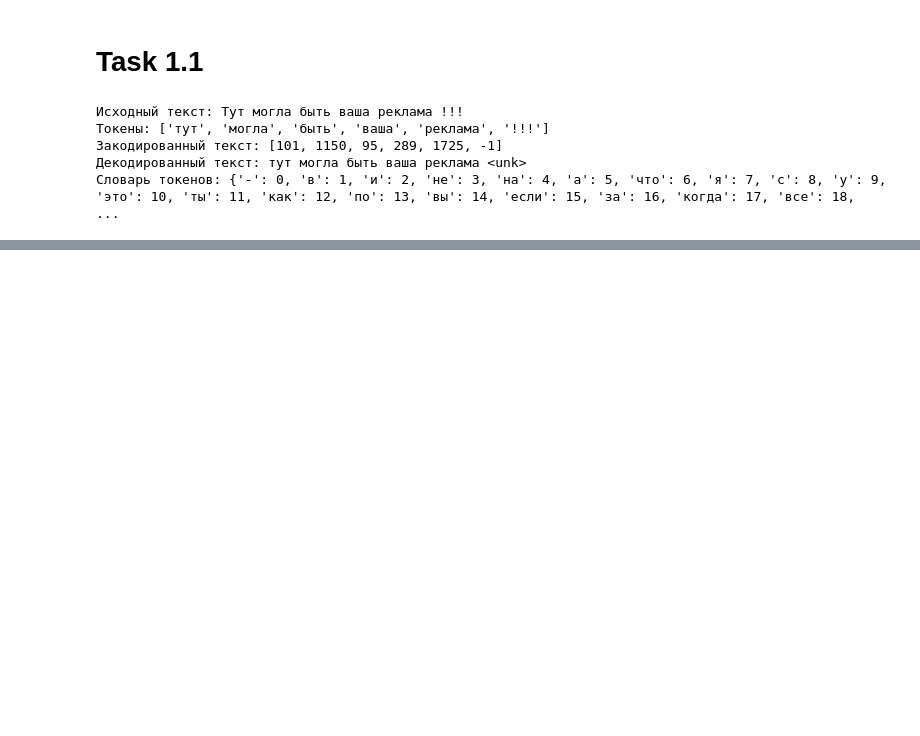
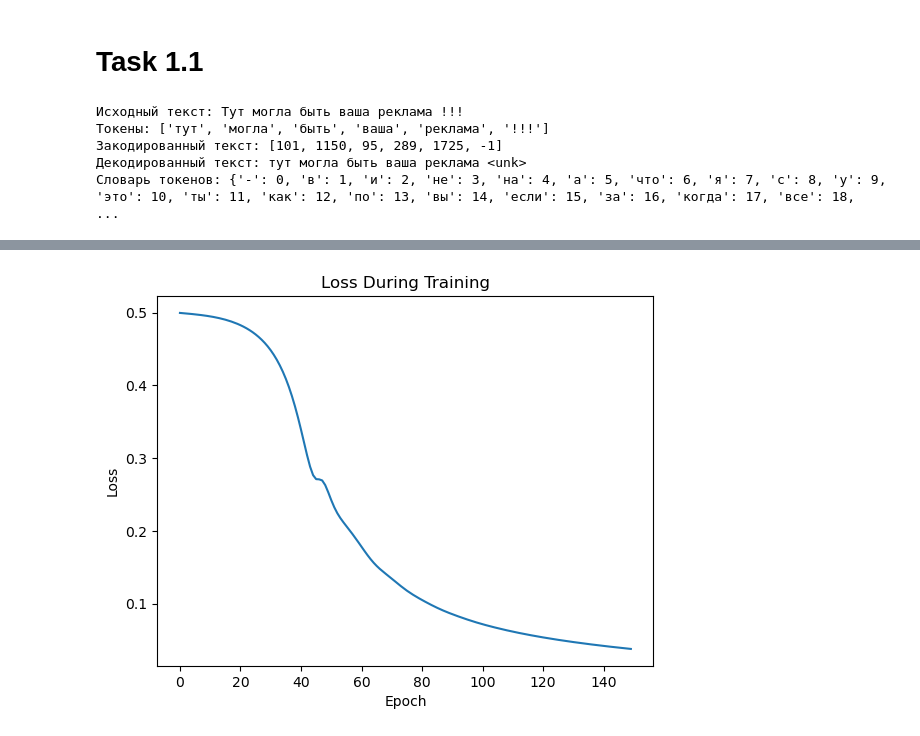
Before and after one commit to Unbiscuit/spbu_deep_learning, a Jupyter notebook: homeworks/RNN.ipynb, the cells around one changed output, grey strips where cells are left out. Saved outputs shown, nothing was run; the diff lists cells and outputs as text; code cells hidden in the pictures; blank space fills up the shorter version.

```diff
--- a/homeworks/RNN.ipynb
+++ b/homeworks/RNN.ipynb
@@ -238,0 +260,4 @@ print("Словарь токенов:", tokenizer.token_to_id)
+# %%
+x_data, y_data = generate_data(seq_length, num_samples)
+x_data = torch.tensor(x_data, dtype=torch.float32).unsqueeze(-1)
+y_data = torch.tensor(y_data, dtype=torch.float32).unsqueeze(-1)
@@ -238,0 +280,31 @@ print("Словарь токенов:", tokenizer.token_to_id)
+# %%
+class RNNModel(nn.Module):
+    def __init__(self, input_size, hidden_size, output_size):
+        super(RNNModel, self).__init__()
+        self.rnn = SimpleRNN(input_size, hidden_size, output_size)
+
+
+    def forward(self, x):
+        h = torch.zeros(x.size(0), self.rnn.hidden_size)
+        outputs = []
+        for t in range(x.size(1)):
+            y, h = self.rnn(x[:, t, :], h)
+            outputs.append(y.unsqueeze(1))
+        return torch.cat(outputs, dim=1)
+# %%
+model = RNNModel(input_size, hidden_size, output_size)
+criterion = nn.MSELoss()
+optimizer = torch.optim.Adam(model.parameters(), lr=learning_rate)
+# %%
+loss_history = []
+for epoch in range(num_epochs):
+    model.train()
+    optimizer.zero_grad()
+    outputs = model(x_data)
+    loss = criterion(outputs, y_data)
+    loss.backward()
+    optimizer.step()
+    loss_history.append(loss.item())
+
+    if (epoch + 1) % 50 == 0:
+        print(f"Epoch [{epoch + 1}/{num_epochs}], Loss: {loss.item():.4f}")
@@ -238,0 +315,8 @@ print("Словарь токенов:", tokenizer.token_to_id)
+# %%
+plt.plot(loss_history)
+plt.xlabel("Epoch")
+plt.ylabel("Loss")
+plt.title("Loss during training")
+plt.show()
+# %% [output]
+[figure, added]
```
Also changed, not shown: parts of 7 cells of this notebook.
